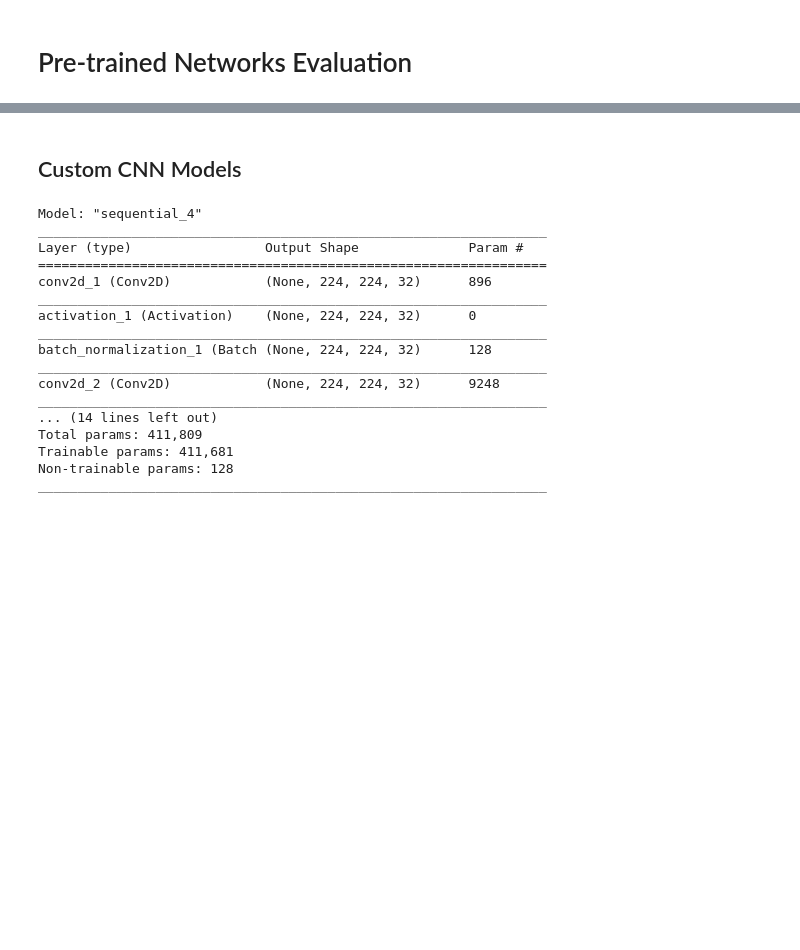
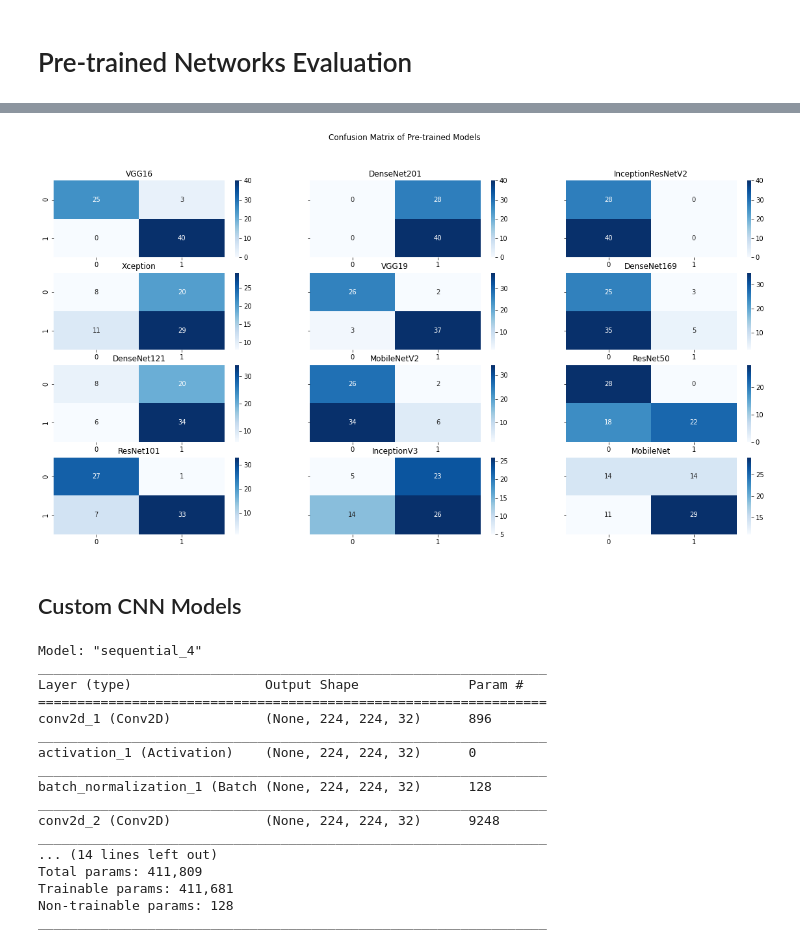
Before and after one commit to ZeynelAbidin91/brain_tumor_classification_models_review, a Jupyter notebook: evalution_of_pre-trained_networks_on_brain_tumor_dataset/evaluation_pre-trained_networks.ipynb, the cells around one changed output, grey strips where cells are left out. Drawn from its saved outputs; the diff is of its cells as text; code cells hidden in the pictures; blank space fills up the shorter version.

```diff
--- a/evalution_of_pre-trained_networks_on_brain_tumor_dataset/evaluation_pre-trained_networks.ipynb
+++ b/evalution_of_pre-trained_networks_on_brain_tumor_dataset/evaluation_pre-trained_networks.ipynb
@@ -338,3 +301,12 @@ nets_evaluation_df
+# %%
+fig, axes = plt.subplots(4, 3, figsize=(20, 10), sharey=True, )
+fig.suptitle('Confusion Matrix of Pre-trained Models')
+for i, net in enumerate(trained_nets.values()):
+    sns.heatmap(nets_evaluation_df.loc[net]['Confusion Matrix'],
+                cmap='Blues', annot=True,ax=axes[i%4, i%3])
+    axes[i%4, i%3].set_title(net)
+# %% [output]
+[figure, added]
 # %% [markdown]
 ## Custom CNN Models
 # %%
```
Also changed, not shown: parts of 7 cells of this notebook.
